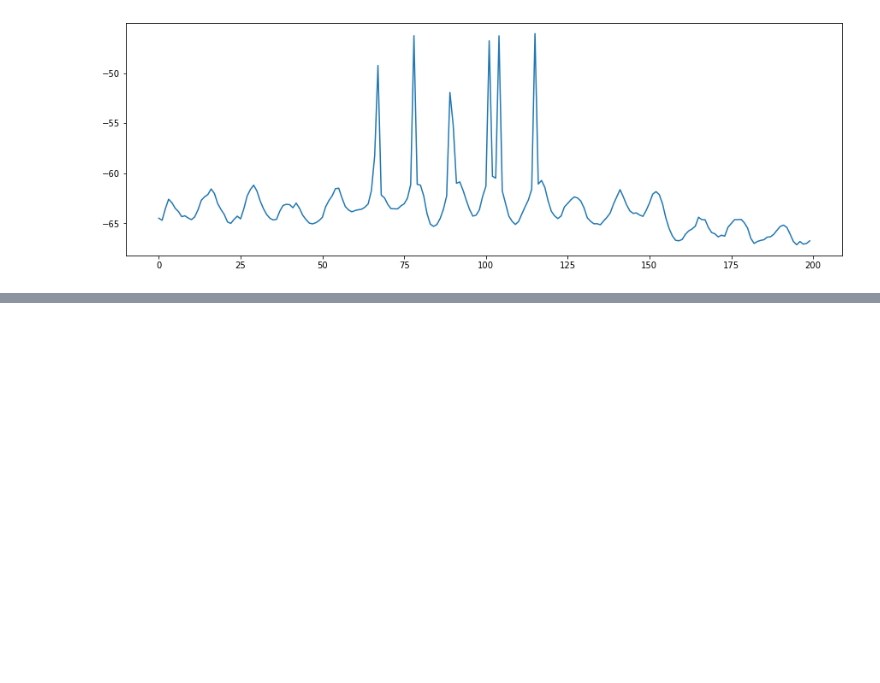
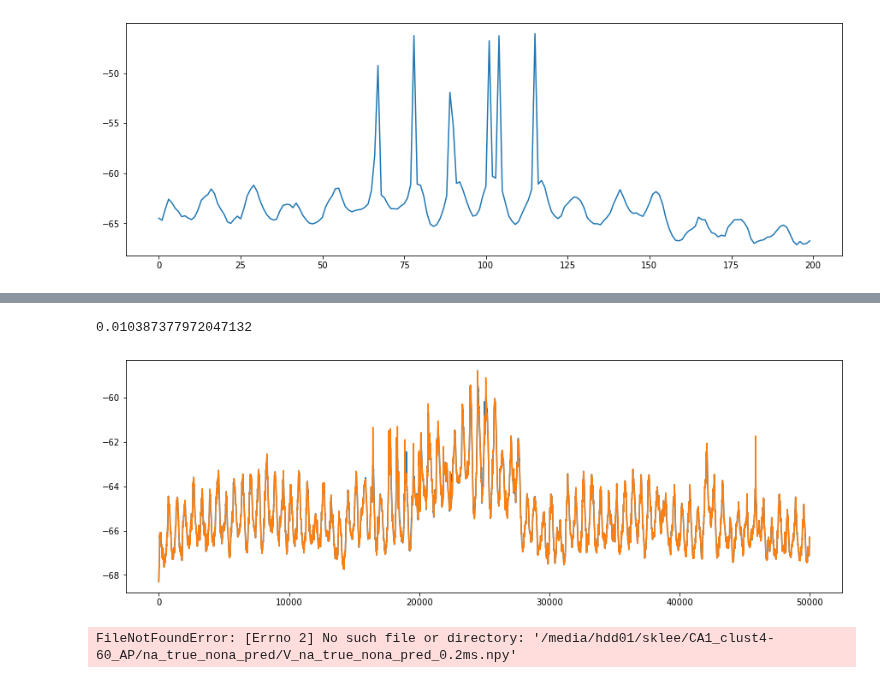
Before and after one commit to yjkimnada/dendrite, a Jupyter notebook: AP_experimental.ipynb, the cells around one changed output, grey strips where cells are left out. Saved outputs shown, nothing was run; the diff lists cells and outputs as text; code cells hidden in the pictures; blank space fills up the shorter version.

```diff
--- a/AP_experimental.ipynb
+++ b/AP_experimental.ipynb
@@ -503,0 +500,27 @@ plt.plot(full_true_noise[:50000][17000:27000])
+# %%
+#nona_mean = np.mean(np.load("/media/hdd01/sklee/CA1_clust4-60_noNA/data/vdata_T10_Ne2000_gA0.6_tauA1_gN0.8_Ni200_gG0.1_gB0.1_noDendNa_Er0.5_Ir7.4_random_NR_rep1000_stimseed1.npy")[:,:50000])
+#nona_train = np.load("/media/hdd01/sklee/CA1_clust4-60_noNA/hand/gru_s10_h20_extra_output.npz")["test"] + nona_mean
+#nona_test = np.load("/media/hdd01/sklee/CA1_clust4-60_noNA/hand/gru_s10_h20_output.npz")["test"] + nona_mean
+#na_train = np.load("/media/hdd01/sklee/CA1_clust4-60/data/V_diff_stimseed1.npy")[:980*50000].reshape(-1,50000)
+#na_test = np.load("/media/hdd01/sklee/CA1_clust4-60/data/V_diff_stimseed1.npy")[-20*50000:].reshape(-1,50000)
+
+na_train = np.load("/media/hdd01/sklee/CA1_clust4-60/hand/gru_s10_h20_extra_output.npz")["test"]
+na_test = np.load("/media/hdd01/sklee/CA1_clust4-60/hand/gru_s10_h20_output.npz")["test"]
+nona_train = np.load("/media/hdd01/sklee/CA1_clust4-60_noNA/data/vdata_T10_Ne2000_gA0.6_tauA1_gN0.8_Ni200_gG0.1_gB0.1_noDendNa_Er0.5_Ir7.4_random_NR_rep1000_stimseed1.npy")[:980,:50000]
+nona_test = np.load("/media/hdd01/sklee/CA1_clust4-60_noNA/data/vdata_T10_Ne2000_gA0.6_tauA1_gN0.8_Ni200_gG0.1_gB0.1_noDendNa_Er0.5_Ir7.4_random_NR_rep1000_stimseed1.npy")[980:,:50000]
+
+train = na_train + nona_train
+test = na_test + nona_test
+full = np.vstack((train, test))
+
+#na_true = np.load("/media/hdd01/sklee/CA1_clust4-60/data/V_diff_stimseed1.npy")
+#nona_true = np.load("/media/hdd01/sklee/CA1_clust4-60_noNA/data/vdata_T10_Ne2000_gA0.6_tauA1_gN0.8_Ni200_gG0.1_gB0.1_noDendNa_Er0.5_Ir7.4_random_NR_rep1000_stimseed1.npy")[:,:50000]
+true = np.load("/media/hdd01/sklee/CA1_clust4-60/data/vdata_T10_Ne2000_gA0.6_tauA1_gN0.8_Ni200_gG0.1_gB0.1_Er0.5_Ir7.4_random_NR_rep1000_stimseed1.npy")[:,:50000]
+# %%
+plt.figure(figsize=(15,5))
+plt.plot(full[0])
+plt.plot(true[0])
+print(np.mean((full - true)**2))
+# %% [output]
+0.010387377972047132
+[figure, added]
@@ -503,0 +529,9 @@ plt.plot(full_true_noise[:50000][17000:27000])
+# %%
+true = np.load("/media/hdd01/sklee/CA1_clust4-60/data/vdata_T10_Ne2000_gA0.6_tauA1_gN0.8_Ni200_gG0.1_gB0.1_Er0.5_Ir7.4_random_NR_rep1000_stimseed1.npy")[:,:50000].flatten()
+one = np.load("/media/hdd01/sklee/CA1_clust4-60_AP/na_true_nona_pred/V_na_true_nona_pred_0.2ms.npy").flatten()
+two = np.load("/media/hdd01/sklee/CA1_clust4-60_AP/na_pred_nona_true/V_na_pred_nona_true_0.2ms.npy").flatten()
+
+print(np.mean((true - one)**2))
+print(np.mean((true - two)**2))
+# %% [output]
+FileNotFoundError: [Errno 2] No such file or directory: '/media/hdd01/sklee/CA1_clust4-60_AP/na_true_nona_pred/V_na_true_nona_pred_0.2ms.npy'
```
Also changed, not shown: parts of 12 cells of this notebook, 10 other files.
